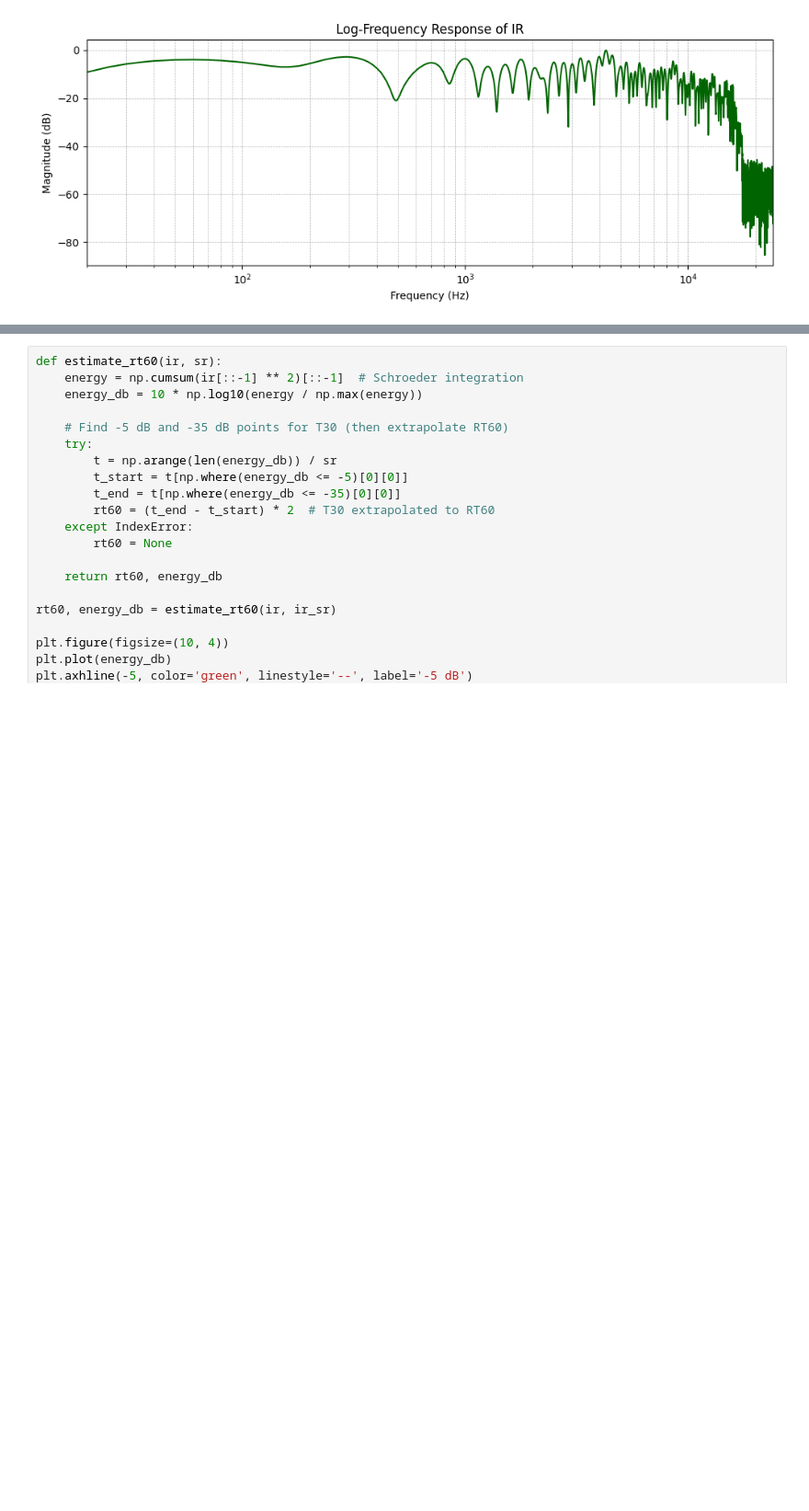
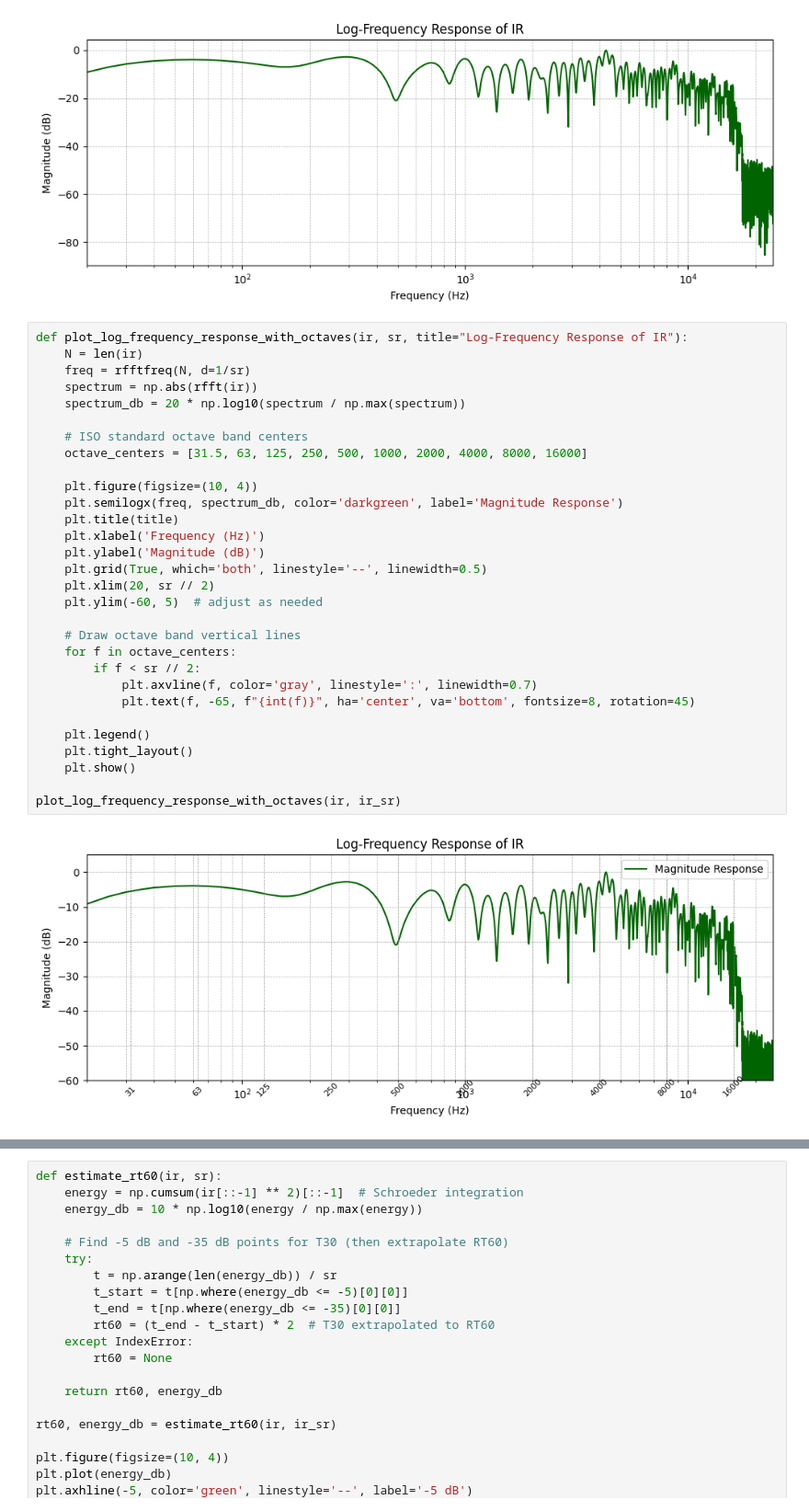
Before and after one commit to omega1119/dsp-ir, a Jupyter notebook: apply_ir.ipynb, the cells around one changed output, grey strips where cells are left out. Shown: that part at 92% size. Drawn from its saved outputs; the diff is of its cells as text; blank space fills up the shorter version.

```diff
--- a/apply_ir.ipynb
+++ b/apply_ir.ipynb
@@ -71,4 +71,36 @@ def plot_log_frequency_response(ir, sr, title="Log-Frequency Response of IR"):
 plot_log_frequency_response(ir, ir_sr)
 # %% [output]
 [figure]
+# %%
+def plot_log_frequency_response_with_octaves(ir, sr, title="Log-Frequency Response of IR"):
+    N = len(ir)
+    freq = rfftfreq(N, d=1/sr)
+    spectrum = np.abs(rfft(ir))
+    spectrum_db = 20 * np.log10(spectrum / np.max(spectrum))
+
+    # ISO standard octave band centers
+    octave_centers = [31.5, 63, 125, 250, 500, 1000, 2000, 4000, 8000, 16000]
+
+    plt.figure(figsize=(10, 4))
+    plt.semilogx(freq, spectrum_db, color='darkgreen', label='Magnitude Response')
+    plt.title(title)
+    plt.xlabel('Frequency (Hz)')
+    plt.ylabel('Magnitude (dB)')
+    plt.grid(True, which='both', linestyle='--', linewidth=0.5)
+    plt.xlim(20, sr // 2)
+    plt.ylim(-60, 5)  # adjust as needed
+
+    # Draw octave band vertical lines
+    for f in octave_centers:
+        if f < sr // 2:
+            plt.axvline(f, color='gray', linestyle=':', linewidth=0.7)
+            plt.text(f, -65, f"{int(f)}", ha='center', va='bottom', fontsize=8, rotation=45)
+
+    plt.legend()
+    plt.tight_layout()
+    plt.show()
+
+plot_log_frequency_response_with_octaves(ir, ir_sr)
+# %% [output]
+[figure, added]
 # %%
```
Also changed, not shown: parts of 1 cell of this notebook, 2 other files.
